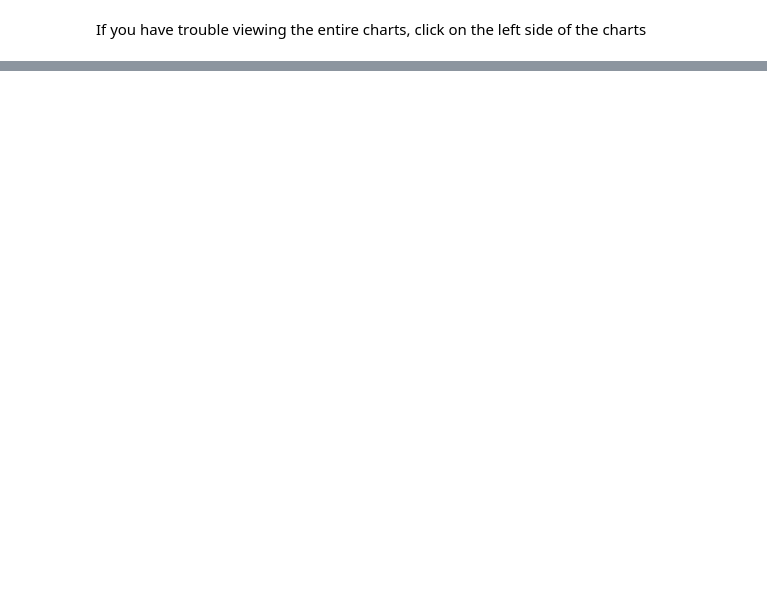
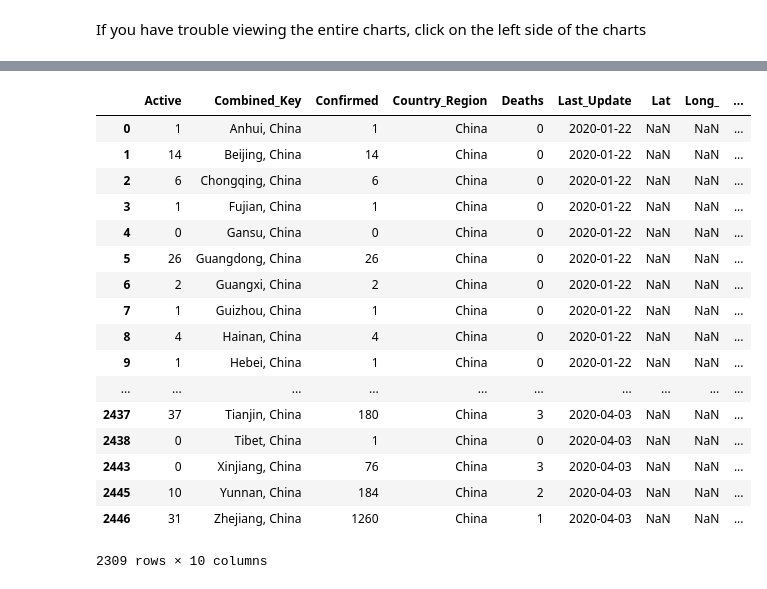
Before and after one commit to Juanma-GP/contra_la_desinformacion, a Jupyter notebook: Notebook.ipynb, the cells around one changed output, grey strips where cells are left out. Drawn from its saved outputs; the diff is of its cells as text; code cells hidden in the pictures; blank space fills up the shorter version.

```diff
--- a/Notebook.ipynb
+++ b/Notebook.ipynb
@@ -121,0 +93,21 @@ pd.read_csv(ruta_git+fecha_csv(fecha-td(days=5))+'.csv')
+# %%
+df.loc[df.Country_Region == "China"]
+# %% [output]
+|  | Active | Combined_Key | Confirmed | Country_Region | Deaths | Last_Update | Lat | Long_ | ... |
+| 0 | 1 | Anhui, China | 1 | China | 0 | 2020-01-22 | NaN | NaN | ... |
+| 1 | 14 | Beijing, China | 14 | China | 0 | 2020-01-22 | NaN | NaN | ... |
+| 2 | 6 | Chongqing, China | 6 | China | 0 | 2020-01-22 | NaN | NaN | ... |
+| 3 | 1 | Fujian, China | 1 | China | 0 | 2020-01-22 | NaN | NaN | ... |
+| 4 | 0 | Gansu, China | 0 | China | 0 | 2020-01-22 | NaN | NaN | ... |
+| 5 | 26 | Guangdong, China | 26 | China | 0 | 2020-01-22 | NaN | NaN | ... |
+| 6 | 2 | Guangxi, China | 2 | China | 0 | 2020-01-22 | NaN | NaN | ... |
+| 7 | 1 | Guizhou, China | 1 | China | 0 | 2020-01-22 | NaN | NaN | ... |
+| 8 | 4 | Hainan, China | 4 | China | 0 | 2020-01-22 | NaN | NaN | ... |
+| 9 | 1 | Hebei, China | 1 | China | 0 | 2020-01-22 | NaN | NaN | ... |
+| ... | ... | ... | ... | ... | ... | ... | ... | ... | ... |
+| 2437 | 37 | Tianjin, China | 180 | China | 3 | 2020-04-03 | NaN | NaN | ... |
+| 2438 | 0 | Tibet, China | 1 | China | 0 | 2020-04-03 | NaN | NaN | ... |
+| 2443 | 0 | Xinjiang, China | 76 | China | 3 | 2020-04-03 | NaN | NaN | ... |
+| 2445 | 10 | Yunnan, China | 184 | China | 2 | 2020-04-03 | NaN | NaN | ... |
+| 2446 | 31 | Zhejiang, China | 1260 | China | 1 | 2020-04-03 | NaN | NaN | ... |
+2309 rows × 10 columns
```
Also changed, not shown: parts of 9 cells of this notebook, 1 other file.
